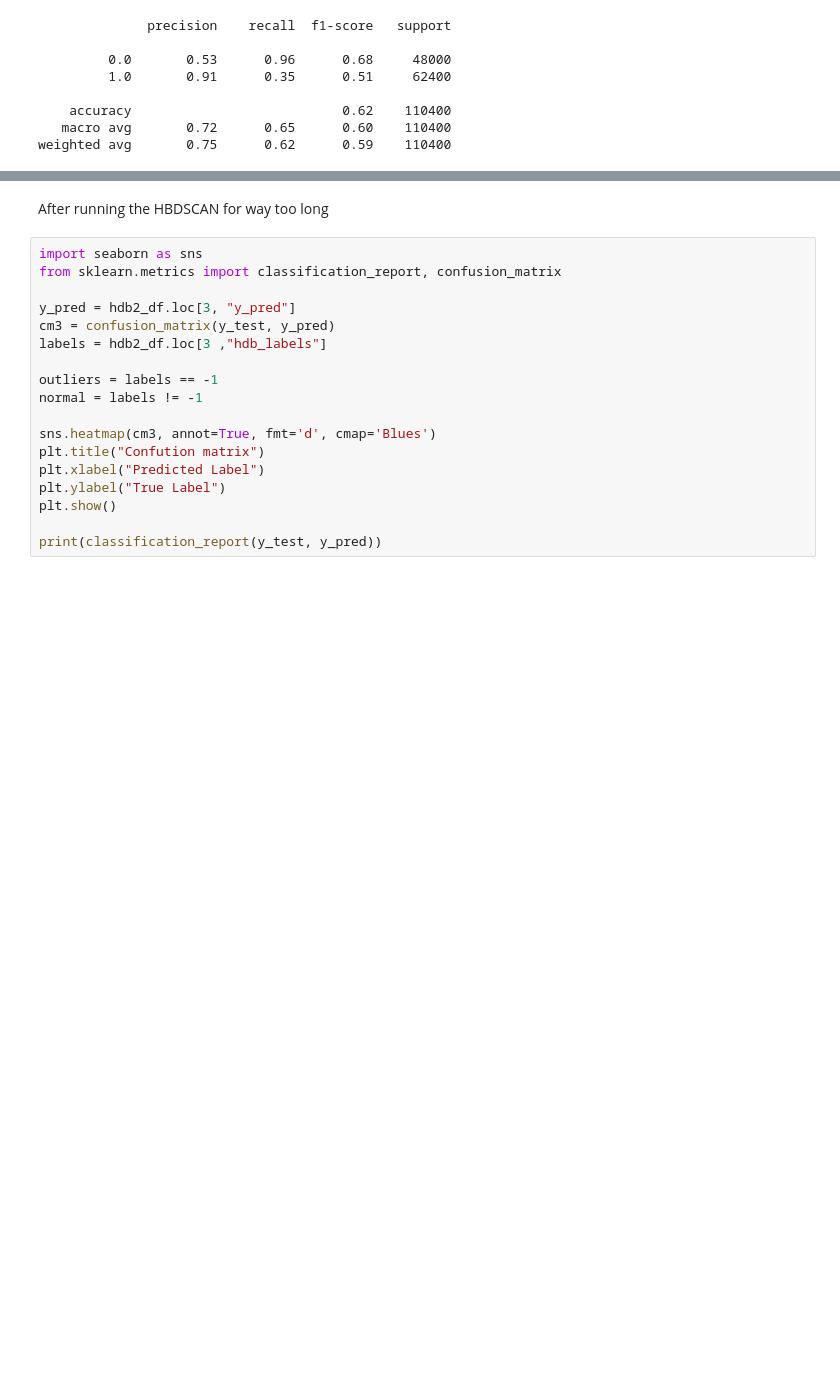
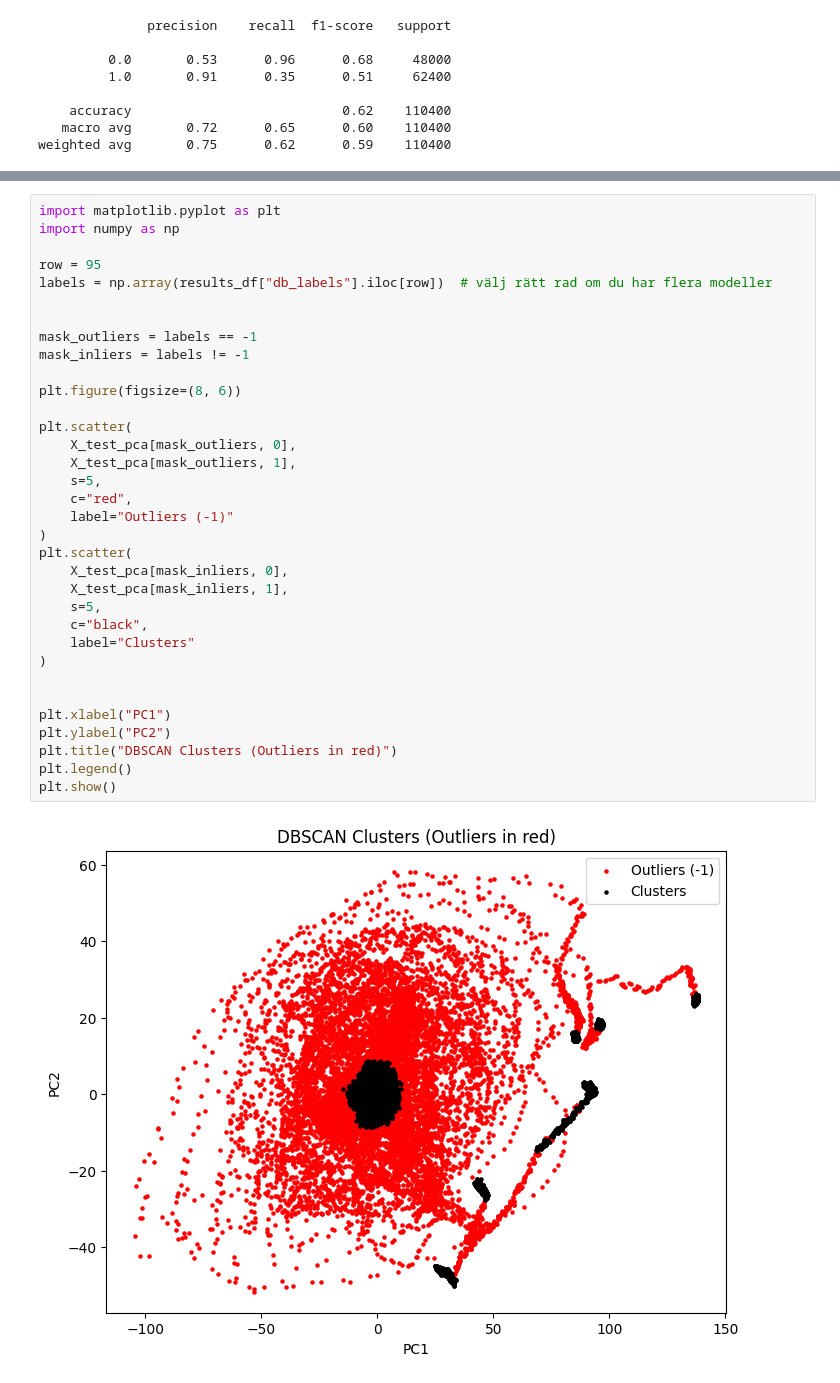
Before and after one commit to flod1n/R7022E-AI-in-processindustry-and-automation, a Jupyter notebook: Lab2_unsupervised/task2.ipynb, the cells around one changed output, grey strips where cells are left out. Cells and saved outputs as stored; diff of their text form; blank space fills up the shorter version.

```diff
--- a/Lab2_unsupervised/task2.ipynb
+++ b/Lab2_unsupervised/task2.ipynb
@@ -455,20 +295,36 @@ print(top10.iloc[:,:10])
-# %% [markdown]
-After running the HBDSCAN for way too long
-# %%
-import seaborn as sns
-from sklearn.metrics import classification_report, confusion_matrix
-
-y_pred = hdb2_df.loc[3, "y_pred"]
-cm3 = confusion_matrix(y_test, y_pred)
-labels = hdb2_df.loc[3 ,"hdb_labels"]
-
-outliers = labels == -1
-normal = labels != -1
-
-sns.heatmap(cm3, annot=True, fmt='d', cmap='Blues')
-plt.title("Confution matrix")
-plt.xlabel("Predicted Label")
-plt.ylabel("True Label")
-plt.show()
-
-print(classification_report(y_test, y_pred))
+# %%
+import matplotlib.pyplot as plt
+import numpy as np
+
+row = 95
+labels = np.array(results_df["db_labels"].iloc[row])  # välj rätt rad om du har flera modeller
+
+
+mask_outliers = labels == -1
+mask_inliers = labels != -1
+
+plt.figure(figsize=(8, 6))
+
+plt.scatter(
+    X_test_pca[mask_outliers, 0],
+    X_test_pca[mask_outliers, 1],
+    s=5,
+    c="red",
+    label="Outliers (-1)"
+)
+plt.scatter(
+    X_test_pca[mask_inliers, 0],
+    X_test_pca[mask_inliers, 1],
+    s=5,
+    c="black",
+    label="Clusters"
+)
+
+
+plt.xlabel("PC1")
+plt.ylabel("PC2")
+plt.title("DBSCAN Clusters (Outliers in red)")
+plt.legend()
+plt.show()
+# %% [output]
+[figure, added]
```
Also changed, not shown: parts of 12 cells of this notebook.
